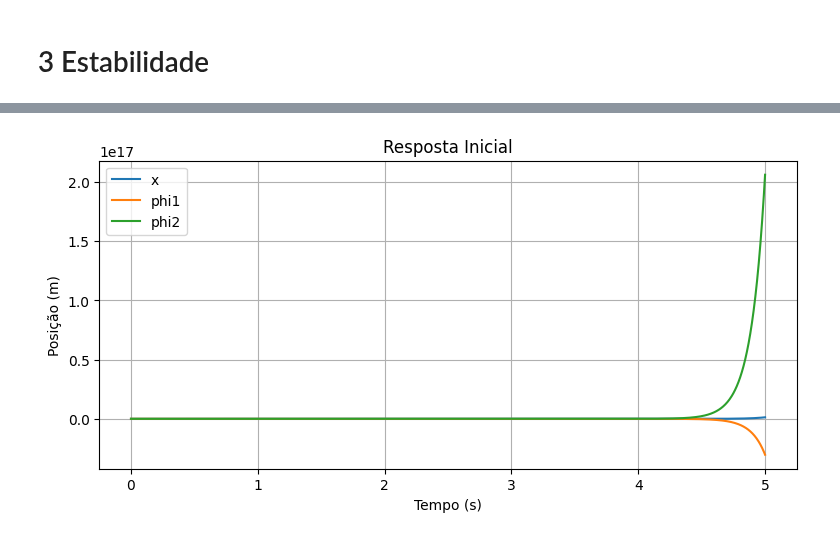
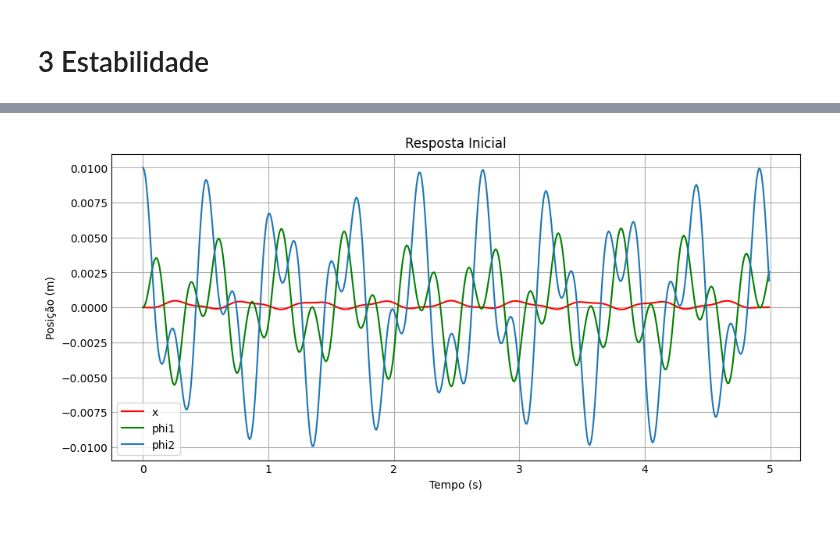
Before and after one commit to thebrendonbarbosa/Projeto_TCC_DPI_Thalyson, a Jupyter notebook: scripts/modelagem_sistema_duplo_pêndulo.ipynb, the cells around one changed output, grey strips where cells are left out. Cells and saved outputs as stored; diff of their text form; code cells hidden in the pictures.

```diff
--- a/scripts/modelagem_sistema_duplo_pêndulo.ipynb
+++ b/scripts/modelagem_sistema_duplo_pêndulo.ipynb
@@ -9,6 +9,7 @@ import matplotlib.pyplot as plt
 import sympy as sym
 import control as ct
 from slycot import *
+plt.style.use('_mpl-gallery')
 # %% [markdown]
 # 1 Modelagem pelo módulo Sympy
 # %%
@@ -246,22 +252,25 @@ Bd = np.array(sys_discreto.B)
 Cd= np.identity(2)
 Dd = np.zeros_like(Bd)
 # %%
+dt = 0.01
 x0 = np.array([[0.0],[0],[0.01],[0],[0],[0]])
-tp = np.linspace(0, 5, 1500)
-t,y = ct.initial_response(sys, tp,x0) # Resposta Inicial
+tp = np.arange(0, 5, dt)
+#t,y = ct.initial_response(sys, tp,x0) # Resposta Inicial
+t,y = ct.initial_response(sys_discreto, tp,x0) # Resposta Inicial
 r,d = ct.step_response(sys,tp,x0) # Resposta ao degrau
 # %%
+
 altura = 4
 largura = 9
 subplots = plt.subplots(1, 1, figsize=(largura, altura))
-subplots[1].plot(t,y[0], label='x')
-subplots[1].plot(t,y[1], label='phi1')
+subplots[1].plot(t,y[0], '-r',label='x')
+subplots[1].plot(t,y[1], '-g',label='phi1')
 subplots[1].plot(t,y[2], label='phi2')
 subplots[1].set_title('Resposta Inicial')
 subplots[1].set_xlabel('Tempo (s)')
 subplots[1].set_ylabel('Posição (m)')
 subplots[1].grid(True)
 subplots[1].legend()
 plt.show()
 # %% [output]
-[figure, old version]
+[figure, new version]
```
Also changed, not shown: parts of 17 cells of this notebook, 1 other file.
